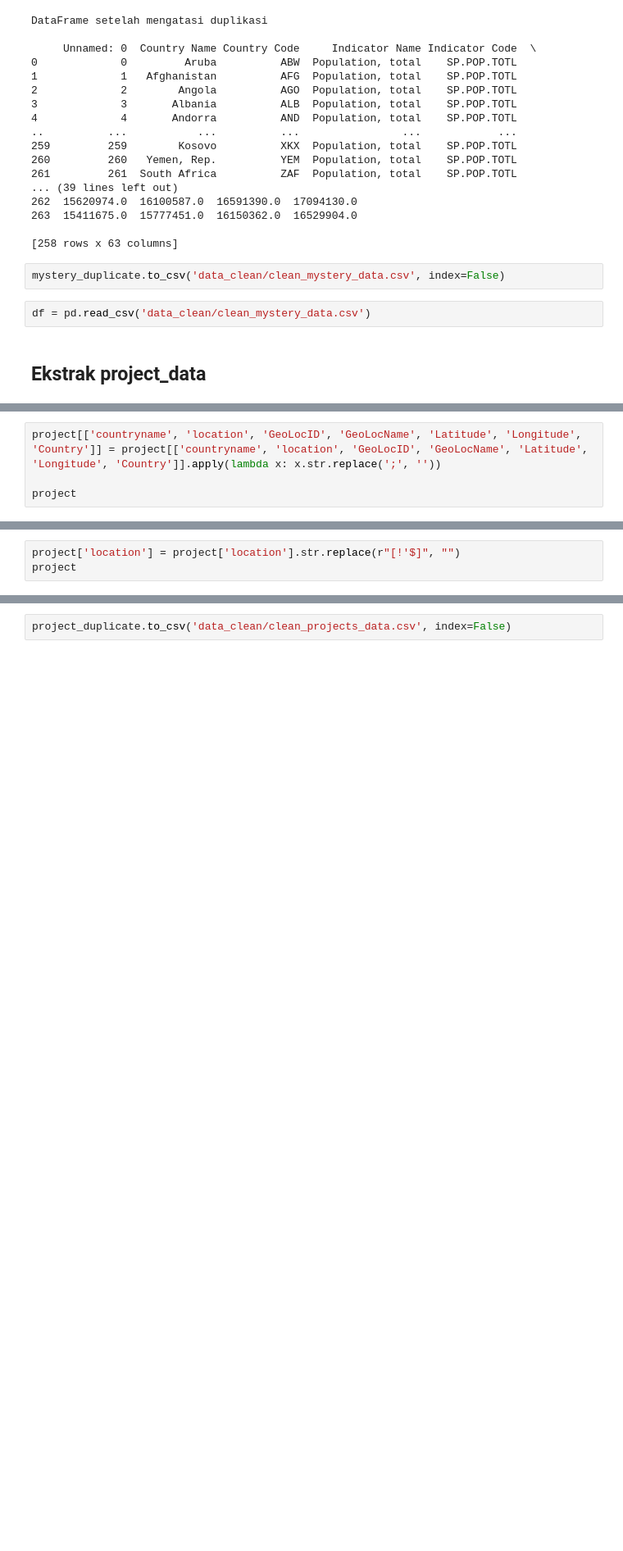
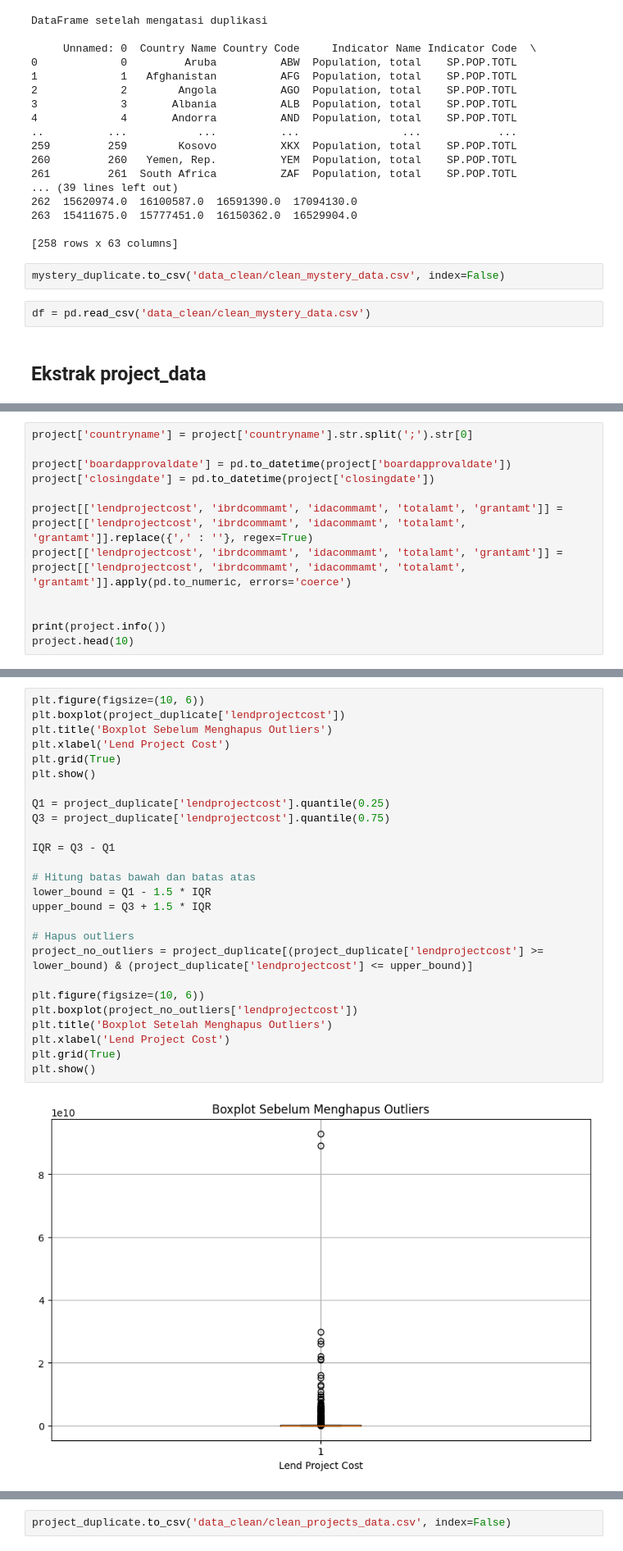
Before and after one commit to abdannsykr/DE_Mini-Project, a Jupyter notebook: ekstrack.ipynb, the cells around one changed output, grey strips where cells are left out. Shown at 82% size. Saved outputs shown, nothing was run; the diff lists cells and outputs as text; blank space fills up the shorter version.

```diff
--- a/ekstrack.ipynb
+++ b/ekstrack.ipynb
@@ -798,4 +834,0 @@ project
-# %%
-project[['countryname', 'location', 'GeoLocID', 'GeoLocName', 'Latitude', 'Longitude', 'Country']] = project[['countryname', 'location', 'GeoLocID', 'GeoLocName', 'Latitude', 'Longitude', 'Country']].apply(lambda x: x.str.replace(';', ''))
-
-project
@@ -820,3 +834,0 @@ dtype('O')
-# %%
-project['location'] = project['location'].str.replace(r"[!'$]", "")
-project
@@ -836,0 +847,12 @@ project
+# %%
+project['countryname'] = project['countryname'].str.split(';').str[0]
+
+project['boardapprovaldate'] = pd.to_datetime(project['boardapprovaldate'])
+project['closingdate'] = pd.to_datetime(project['closingdate'])
+
+project[['lendprojectcost', 'ibrdcommamt', 'idacommamt', 'totalamt', 'grantamt']] = project[['lendprojectcost', 'ibrdcommamt', 'idacommamt', 'totalamt', 'grantamt']].replace({',' : ''}, regex=True)
+project[['lendprojectcost', 'ibrdcommamt', 'idacommamt', 'totalamt', 'grantamt']] = project[['lendprojectcost', 'ibrdcommamt', 'idacommamt', 'totalamt', 'grantamt']].apply(pd.to_numeric, errors='coerce')
+
+
+print(project.info())
+project.head(10)
@@ -906,0 +955,28 @@ DataFrame setelah mengatasi duplikasi
+# %%
+plt.figure(figsize=(10, 6))
+plt.boxplot(project_duplicate['lendprojectcost'])
+plt.title('Boxplot Sebelum Menghapus Outliers')
+plt.xlabel('Lend Project Cost')
+plt.grid(True)
+plt.show()
+
+Q1 = project_duplicate['lendprojectcost'].quantile(0.25)
+Q3 = project_duplicate['lendprojectcost'].quantile(0.75)
+
+IQR = Q3 - Q1
+
+# Hitung batas bawah dan batas atas
+lower_bound = Q1 - 1.5 * IQR
+upper_bound = Q3 + 1.5 * IQR
+
+# Hapus outliers
+project_no_outliers = project_duplicate[(project_duplicate['lendprojectcost'] >= lower_bound) & (project_duplicate['lendprojectcost'] <= upper_bound)]
+
+plt.figure(figsize=(10, 6))
+plt.boxplot(project_no_outliers['lendprojectcost'])
+plt.title('Boxplot Setelah Menghapus Outliers')
+plt.xlabel('Lend Project Cost')
+plt.grid(True)
+plt.show()
+# %% [output]
+[figure, added]
```
Also changed, not shown: parts of 24 cells of this notebook, 4 other files.
